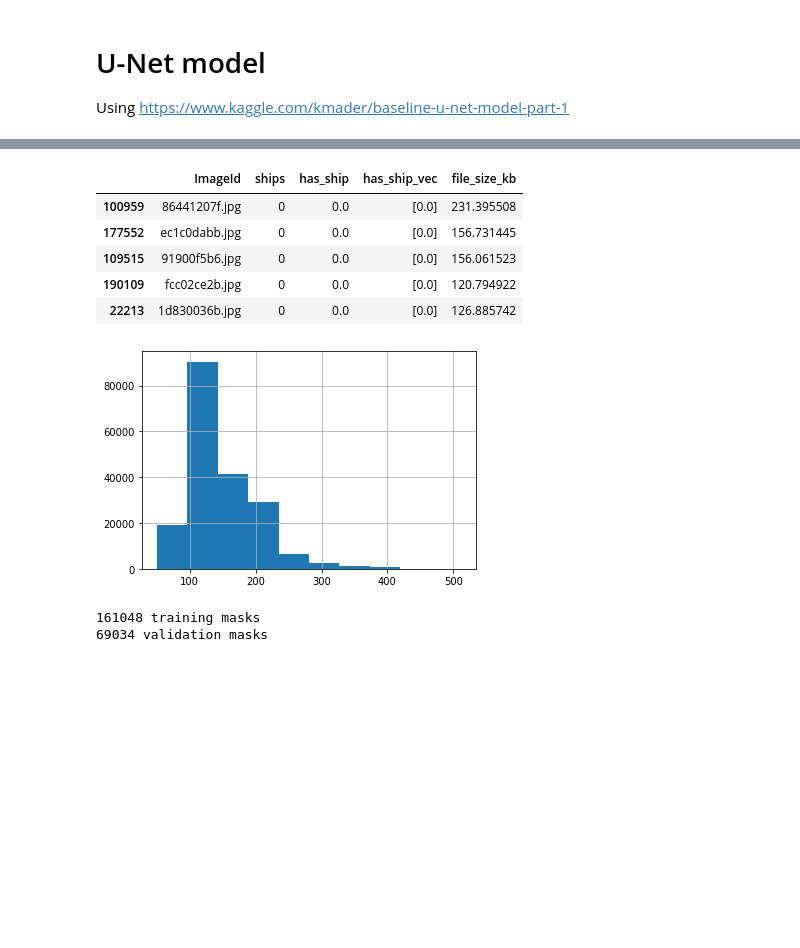
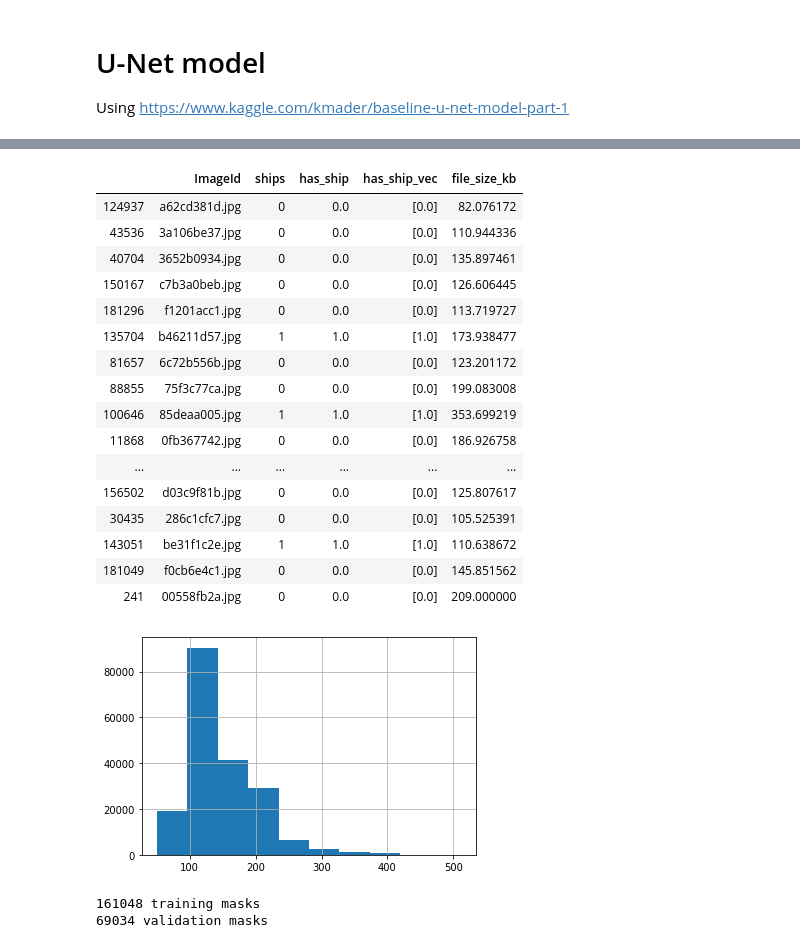
Before and after one commit to blainerothrock/airbus-ship-detection, a Jupyter notebook: U-Net.ipynb, the cells around one changed output, grey strips where cells are left out. Cells and saved outputs as stored; diff of their text form; code cells hidden in the pictures; blank space fills up the shorter version.

```diff
--- a/U-Net.ipynb
+++ b/U-Net.ipynb
@@ -95,10 +95,11 @@ def masks_as_image(in_mask_list):
             all_masks += rle_decode(mask)
     return np.expand_dims(all_masks, -1)
 # %%
-masks = pd.read_csv(os.path.join(ship_dir,
-                                 'train_ship_segmentations_v2.csv'))
+masks = pd.read_csv(os.path.join(ship_dir, 'train_ship_segmentations_v2.csv'))
 print(masks.shape[0], 'masks found')
-print(masks['ImageId'].value_counts().shape[0])
-masks.head()
+print(masks['ImageId'].value_counts().shape[0], 'unique images found')
+masks.head(15)
+
+# images are repeated if there are more than 1 ship in the images
 # %% [output]
 231723 masks found
@@ -128,23 +139,34 @@ Check Decoding->Encoding RLE_0: 9 -> RLE_1: 4
 # %%
-# has ships
+# group images by number of ships
 masks['ships'] = masks['EncodedPixels'].map(lambda c_row: 1 if isinstance(c_row, str) else 0)
 
 unique_img_ids = masks.groupby('ImageId').agg({'ships': 'sum'}).reset_index()
 unique_img_ids['has_ship'] = unique_img_ids['ships'].map(lambda x: 1.0 if x>0 else 0.0)
 unique_img_ids['has_ship_vec'] = unique_img_ids['has_ship'].map(lambda x: [x])
 # some files are too small/corrupt
 unique_img_ids['file_size_kb'] = unique_img_ids['ImageId'].map(lambda c_img_id: os.stat(os.path.join(train_image_dir, c_img_id)).st_size/1024 if os.path.exists(os.path.join(train_image_dir, c_img_id)) else 0.0)
 unique_img_ids = unique_img_ids[unique_img_ids['file_size_kb']>50] # keep only 50kb files
 unique_img_ids['file_size_kb'].hist()
 masks.drop(['ships'], axis=1, inplace=True)
-unique_img_ids.sample(5)
+unique_img_ids.sample(25)
 # %% [output]
 |  | ImageId | ships | has_ship | has_ship_vec | file_size_kb |
-| 100959 | 86441207f.jpg | 0 | 0.0 | [0.0] | 231.395508 |
-| 177552 | ec1c0dabb.jpg | 0 | 0.0 | [0.0] | 156.731445 |
-| 109515 | 91900f5b6.jpg | 0 | 0.0 | [0.0] | 156.061523 |
-| 190109 | fcc02ce2b.jpg | 0 | 0.0 | [0.0] | 120.794922 |
-| 22213 | 1d830036b.jpg | 0 | 0.0 | [0.0] | 126.885742 |
+| 124937 | a62cd381d.jpg | 0 | 0.0 | [0.0] | 82.076172 |
+| 43536 | 3a106be37.jpg | 0 | 0.0 | [0.0] | 110.944336 |
+| 40704 | 3652b0934.jpg | 0 | 0.0 | [0.0] | 135.897461 |
+| 150167 | c7b3a0beb.jpg | 0 | 0.0 | [0.0] | 126.606445 |
+| 181296 | f1201acc1.jpg | 0 | 0.0 | [0.0] | 113.719727 |
+| 135704 | b46211d57.jpg | 1 | 1.0 | [1.0] | 173.938477 |
+| 81657 | 6c72b556b.jpg | 0 | 0.0 | [0.0] | 123.201172 |
+| 88855 | 75f3c77ca.jpg | 0 | 0.0 | [0.0] | 199.083008 |
+| 100646 | 85deaa005.jpg | 1 | 1.0 | [1.0] | 353.699219 |
+| 11868 | 0fb367742.jpg | 0 | 0.0 | [0.0] | 186.926758 |
+| ... | ... | ... | ... | ... | ... |
+| 156502 | d03c9f81b.jpg | 0 | 0.0 | [0.0] | 125.807617 |
+| 30435 | 286c1cfc7.jpg | 0 | 0.0 | [0.0] | 105.525391 |
+| 143051 | be31f1c2e.jpg | 1 | 1.0 | [1.0] | 110.638672 |
+| 181049 | f0cb6e4c1.jpg | 0 | 0.0 | [0.0] | 145.851562 |
+| 241 | 00558fb2a.jpg | 0 | 0.0 | [0.0] | 209.000000 |
 [figure]
 # %%
 from sklearn.model_selection import train_test_split
```
Also changed, not shown: parts of 8 cells of this notebook, 1 other file.
